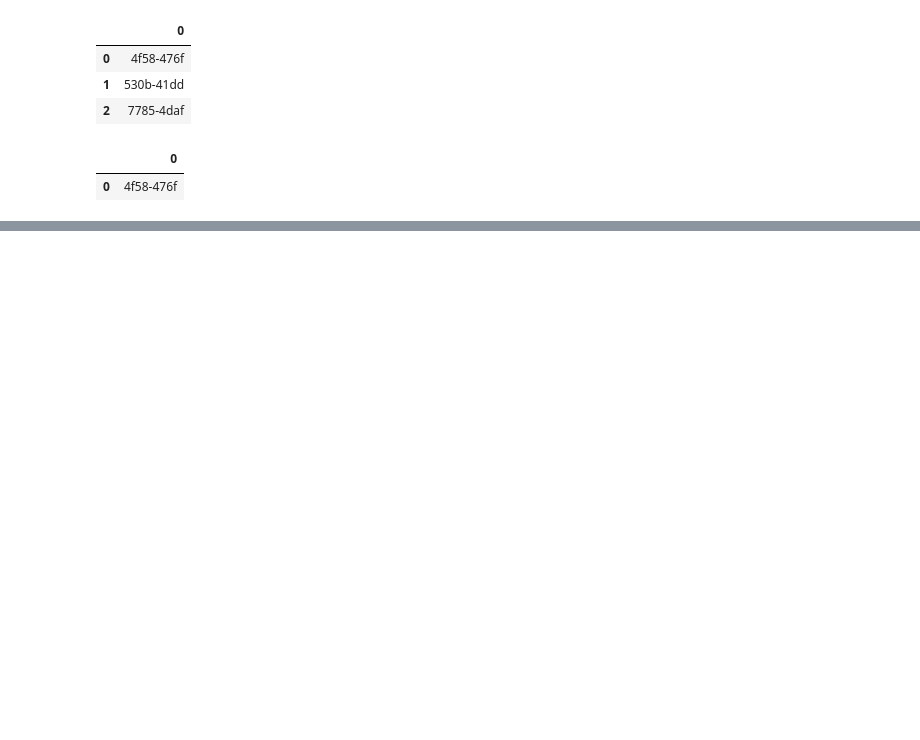
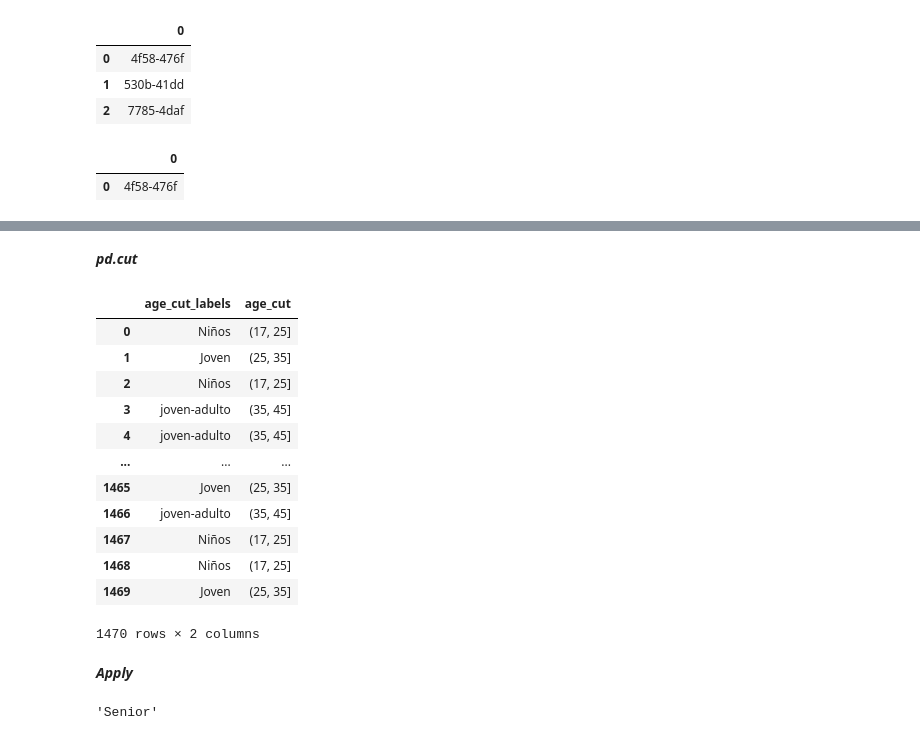
Before and after one commit to jgilsu11/Teoria, a Jupyter notebook: Modulo2/teoria/problema-enunciado.ipynb, the cells around one changed output, grey strips where cells are left out. Saved outputs shown, nothing was run; the diff lists cells and outputs as text; code cells hidden in the pictures; blank space fills up the shorter version.

```diff
--- a/Modulo2/teoria/problema-enunciado.ipynb
+++ b/Modulo2/teoria/problema-enunciado.ipynb
@@ -445,0 +486,38 @@ df["employeeid"].str.extract(patron).head(1)
+# %% [markdown]
+***pd.cut***
+# %%
+df["age_cut_labels"]= pd.cut(df["age"], bins= [df["age"].min()-1,25,35,45,55,df["age"].max()], labels = ["Niños","Joven","joven-adulto","Adulto","senior"])   #aqui seleccionamos los números (si no se pone el min(18) nos lo pone con valores nulos) Se puede elegir a partir de que palor quieres cortar.
+df["age_cut"]= pd.cut(df["age"], bins= [df["age"].min()-1,25,35,45,55,df["age"].max()])
+df[["age_cut_labels", "age_cut"]]                                                                #al poner min y max el valor min no me lo va a incluir porque va a estar en ( por eso se pone -1
+# %% [output]
+|  | age_cut_labels | age_cut |
+| 0 | Niños | (17, 25] |
+| 1 | Joven | (25, 35] |
+| 2 | Niños | (17, 25] |
+| 3 | joven-adulto | (35, 45] |
+| 4 | joven-adulto | (35, 45] |
+| ... | ... | ... |
+| 1465 | Joven | (25, 35] |
+| 1466 | joven-adulto | (35, 45] |
+| 1467 | Niños | (17, 25] |
+| 1468 | Niños | (17, 25] |
+| 1469 | Joven | (25, 35] |
+1470 rows × 2 columns
+# %% [markdown]
+***Apply***
+# %%
+def grupo_edad(edad):
+    if edad in range(18,26):
+        return "Joven"
+    elif edad in range(26,35):
+        return "A.Joven"
+    elif edad in range(35,45):
+        return "Adulto"
+    elif edad in range(45,55):
+        return "Senior"
+    else:
+        return "No está en el rango"
+
+grupo_edad(45)
+# %% [output]
+'Senior'
```
Also changed, not shown: parts of 19 cells of this notebook.
